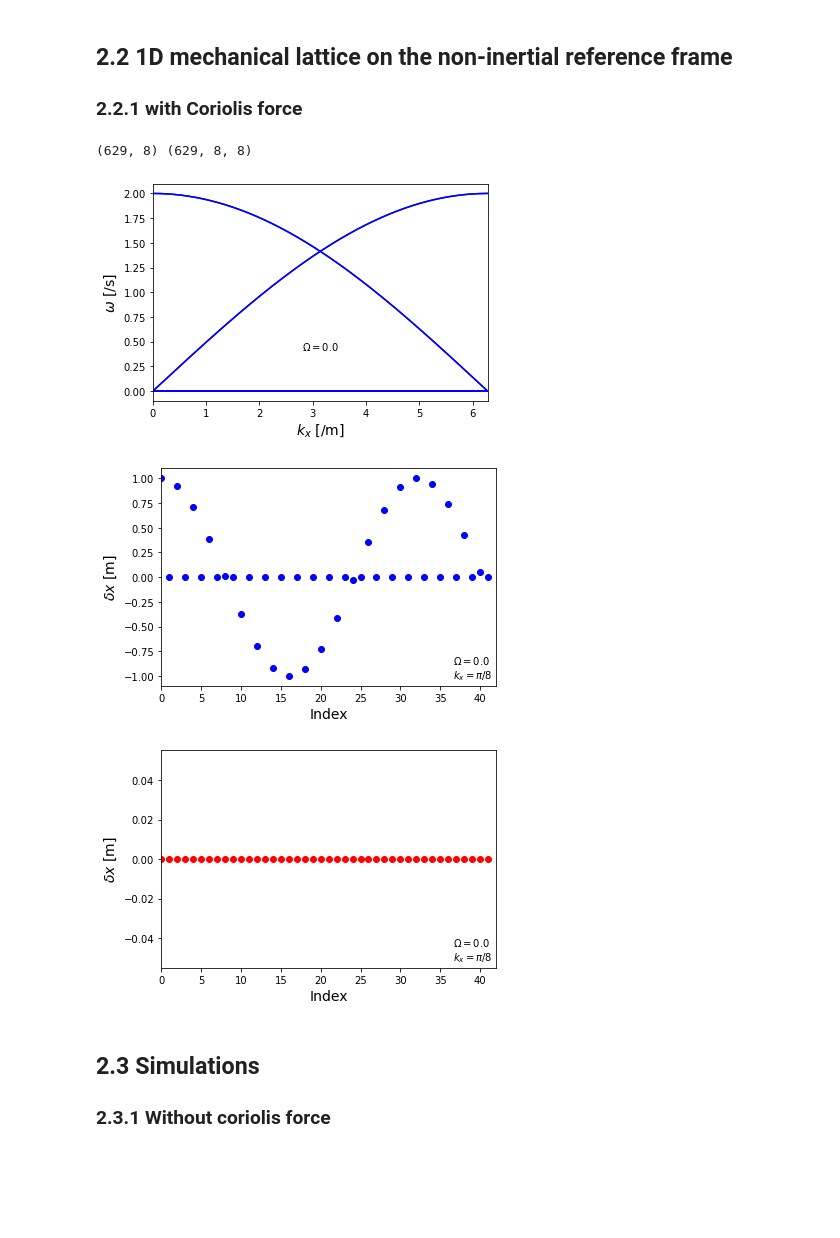
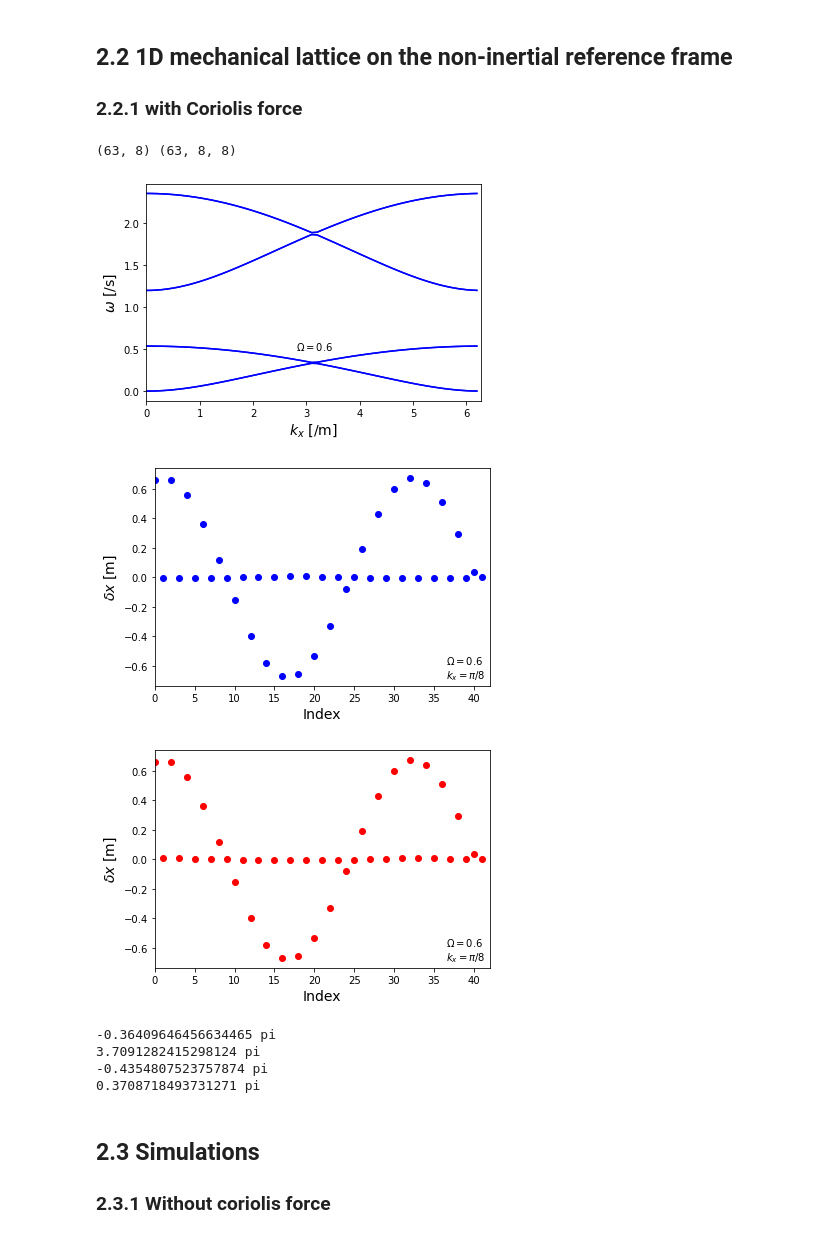
Before and after one commit to yoongun/topological-edge-modes-of-mechanical-lattice, a Jupyter notebook: 1d.ipynb, the cells around one changed output. Saved outputs shown, nothing was run; the diff lists cells and outputs as text; code cells hidden in the pictures; blank space fills up the shorter version.

```diff
--- a/1d.ipynb
+++ b/1d.ipynb
@@ -162,13 +162,16 @@ plt.show()
 import numpy as np
 
 
-O = 0.
+O = 0.6
 κ = 1.
 m = 1.
 w0 = np.sqrt(κ / m)
-ks = np.arange(0, 2 * np.pi, 1e-2)
+precision = 1e-1
+ks = np.arange(0, 2 * np.pi, precision)
 
 r11 = np.array([[1.], [0.]]) * np.array([[1.], [0.]]).T
+r22 = np.array([[0.], [1.]]) * np.array([[0.], [1.]]).T
+R = r11 + 0.1 * r22
 rw = np.array([[0., 1.], [-1., 0.]])
 
 
@@ -184,6 +187,17 @@ for k in ks:
         np.hstack([rw * 2.j * O, np.zeros((2, 2))]),
         np.hstack([np.zeros((2, 2)), rw * 2.j * O])
     ])
+
+    transverse = True
+    if transverse:
+        L11 = np.vstack([
+            np.hstack([2 * R, (-1 - K.conj()) * R]),
+            np.hstack([(-1 - K) * R, 2 * R])
+        ])
+        L12 = np.vstack([
+            np.hstack([rw * 2.j * O, np.zeros((2, 2))]),
+            np.hstack([np.zeros((2, 2)), rw * 2.j * O])
+        ])
     L = w0 ** 2 * np.vstack([
         np.hstack([L11, L12]),
         np.hstack([np.zeros((4, 4)), np.eye(4)])
@@ -216,7 +230,7 @@ plt.xlim(0, np.pi * 2)
 plt.ylabel(r"$\omega$ [/s]", fontsize=14)
 plt.figtext(.47, .3, r"$\Omega=$" + f'{O:.1f}', fontsize=10)
 plt.show()
-fig.savefig("1dc-dispersion-" + f'{O:.1f}' + ".png")
+# fig.savefig("1dc-dispersion-" + f'{O:.1f}' + ".png")
 
 
 
@@ -230,39 +244,56 @@ idx = min(range(len(ks)), key=lambda i: abs(ks[i]-wanted))
 x = np.arange(N * 2)
 acoustic = []
 light = []
 for i in range(N):
     K = np.exp(i * 1.j * ks[idx])
     a = (evecs_all[idx, :, 6] * K).real
     l = (evecs_all[idx, :, 7] * K).real
     acoustic.append([a[0], a[2]])
     light.append([l[0], l[2]])
 plt.scatter(x, acoustic, color='blue')
 plt.xlabel(r"Index", fontsize=14)
 plt.xlim(0, N * 2)
 plt.ylabel(r"$\delta x$ [m]", fontsize=14)
 plt.figtext(.8, .2, r"$\Omega=$" + f'{O:.1f}', fontsize=10)
 plt.figtext(.8, .15, r"$k_x=\pi/8$", fontsize=10)
 plt.show()
-fig.savefig("1dc-acoustic-" + f'{O:.1f}' + ".png")
+# fig.savefig("1dc-acoustic-" + f'{O:.1f}' + ".png")
 
 # Plot light mode
 import matplotlib.pyplot as plt
 
 fig = plt.figure()
 plt.scatter(x, light, color='red')
 # plt.title(r"Optical mode ($k_x=\pi/8$)")
 plt.xlabel(r"Index", fontsize=14)
 plt.xlim(0, N * 2)
 plt.ylabel(r"$\delta x$ [m]", fontsize=14)
 plt.figtext(.8, .2, r"$\Omega=$" + f'{O:.1f}', fontsize=10)
 plt.figtext(.8, .15, r"$k_x=\pi/8$", fontsize=10)
 plt.show()
-fig.savefig("1dc-optical-" + f'{O:.1f}' + ".png")
+# fig.savefig("1dc-optical-" + f'{O:.1f}' + ".png")
+
+# Winding number
+for i in range(4,8):
+    mode = i
+    e = evecs_all[:, mode, :4]
+    e_ = (e[1:] - e[:-1]) / precision
+
+
+    # Berry phase
+    result = 0
+    for i in range(len(e_)):
+        result += e[i+1].conj().T.dot(e_[i])
+    print((1.j * result).real / np.pi, 'pi')
 # %% [output]
-(629, 8) (629, 8, 8)
+(63, 8) (63, 8, 8)
-[figure, old version]
+[figure, new version]
-[figure, old version]
+[figure, new version]
-[figure, old version]
+[figure, new version]
+-0.36409646456634465 pi
+3.7091282415298124 pi
+-0.4354807523757874 pi
+0.3708718493731271 pi
 # %% [markdown]
 ## 2.3 Simulations
 ### 2.3.1 Without coriolis force
```
